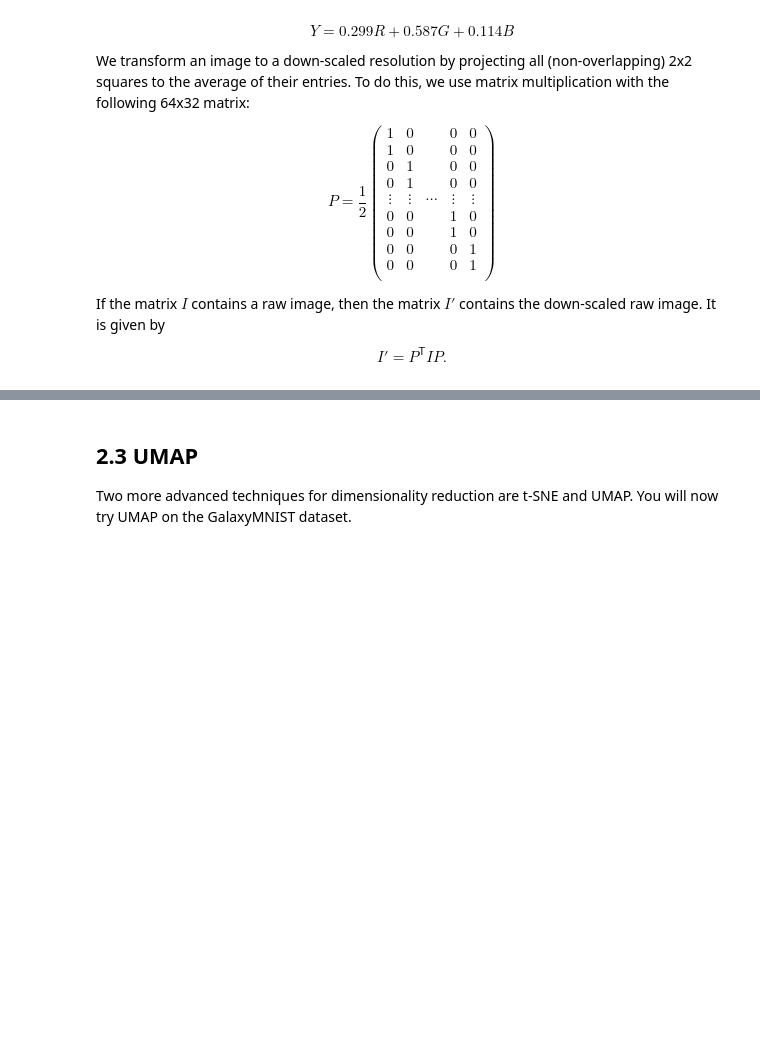
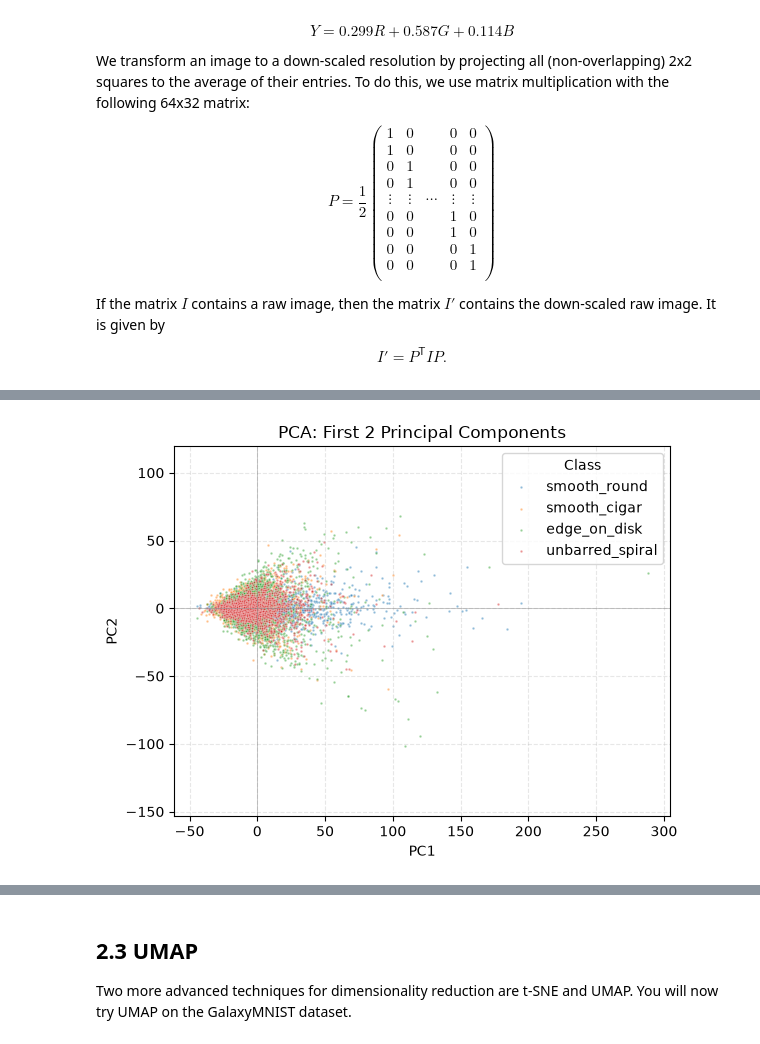
Before and after one commit to Just-Neptun/FP, a Jupyter notebook: S10 Machine Learning/ml_fp/part2.ipynb, the cells around one changed output, grey strips where cells are left out. Cells and saved outputs as stored; diff of their text form; code cells hidden in the pictures; blank space fills up the shorter version.

```diff
--- a/S10 Machine Learning/ml_fp/part2.ipynb
+++ b/S10 Machine Learning/ml_fp/part2.ipynb
@@ -147,0 +247,31 @@ PCA can be used to create visualizations as well as analyze variance in the data
+# %%
+fig, ax = plt.subplots()
+
+cmap = plt.get_cmap("tab10")
+for i, label in enumerate(label_names):
+    idx = labels == i
+    ax.scatter(
+        Z[idx, 0],
+        Z[idx, 1],
+        label=label,
+        s=3,
+        alpha=0.5,
+        color=cmap(i),
+        edgecolors="white",
+        linewidths=0.3,
+    )
+
+ax.axhline(0, color="gray", linewidth=0.6, alpha=0.5)
+ax.axvline(0, color="gray", linewidth=0.6, alpha=0.5)
+
+ax.set_title("PCA: First 2 Principal Components")
+ax.set_xlabel(f"PC1")
+ax.set_ylabel(f"PC2")
+
+ax.grid(True, linestyle="--", alpha=0.3)
+ax.set_aspect("equal", adjustable="datalim")
+ax.legend(title="Class")
+
+plt.show()
+# %% [output]
+[figure, added]
```
Also changed, not shown: parts of 15 cells of this notebook, 1 other file.
